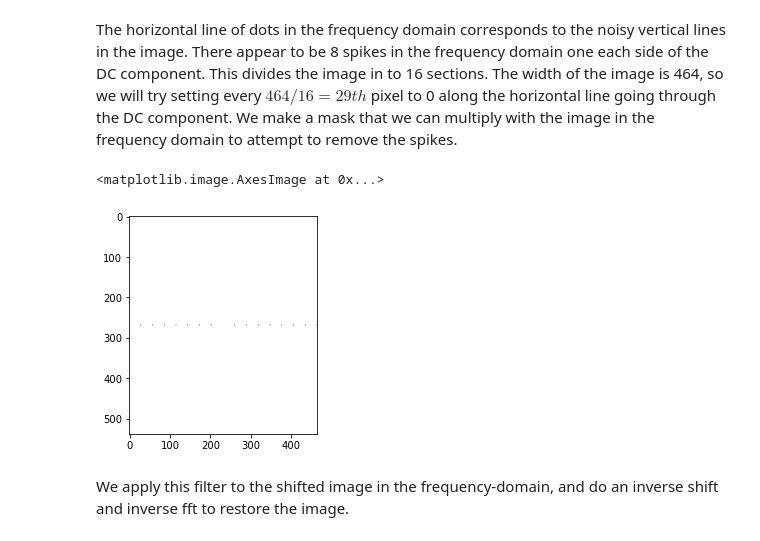
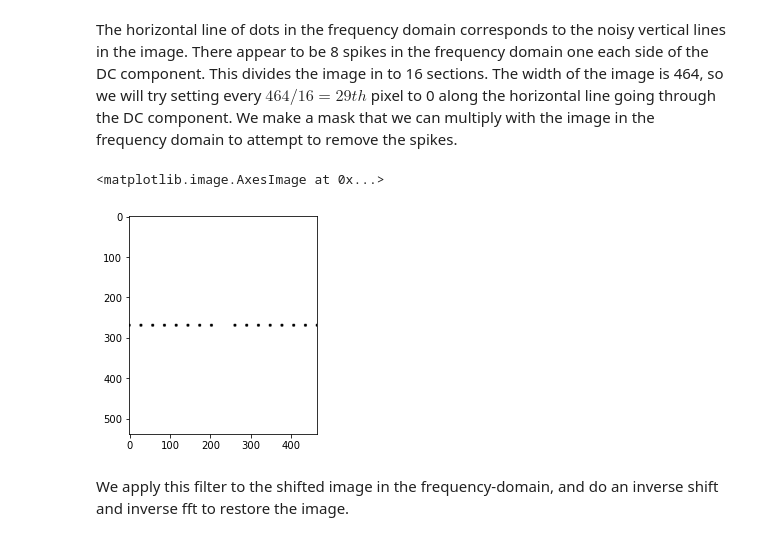
Before and after one commit to TechedLemur/TDT4195-Image-Processing, a Jupyter notebook: assignment2/task4c.ipynb, the cells around one changed output. Cells and saved outputs as stored; diff of their text form; code cells hidden in the pictures.

```diff
--- a/assignment2/task4c.ipynb
+++ b/assignment2/task4c.ipynb
@@ -85,19 +85,18 @@ im.shape
 The horizontal line of dots in the frequency domain corresponds to the noisy vertical lines in the image.
 There appear to be 8 spikes in the frequency domain one each side of the DC component. This divides the image in to 16 sections. The width of the image is 464, so we will try setting every  $464/16 = 29th$ pixel to 0 along the horizontal line going through the DC component. We make a mask that we can multiply with the image in the frequency domain to attempt to remove the spikes.
 # %%
-size = 1
+size = 4
 mask = np.ones((538, 464))
 for i in range(0, 464, 29):
     if i != 8*29:
-        mask[int(538/2)-size:int(538/2)+size, i-size:i+size] = 0
+        rr, cc = skimage.draw.circle(int(538/2), i, size)
+        mask[rr, cc] = 0
 
-mask[int(538/2)-size:int(538/2)+size, 0:size] =0
-mask[int(538/2)-size:int(538/2)+size, -size:] =0
 
 plt.imshow(mask, cmap="gray")
 # %% [output]
 <matplotlib.image.AxesImage at 0x...>
-[figure, old version]
+[figure, new version]
 # %% [markdown]
 We apply this filter to the shifted image in the frequency-domain, and do an inverse shift and inverse fft to restore the image.
 # %%
```
Also changed, not shown: parts of 1 cell of this notebook, 9 other files.
